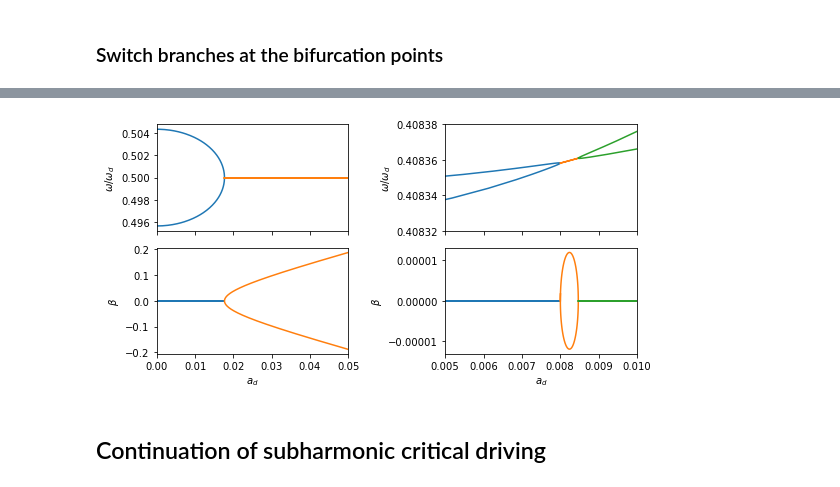
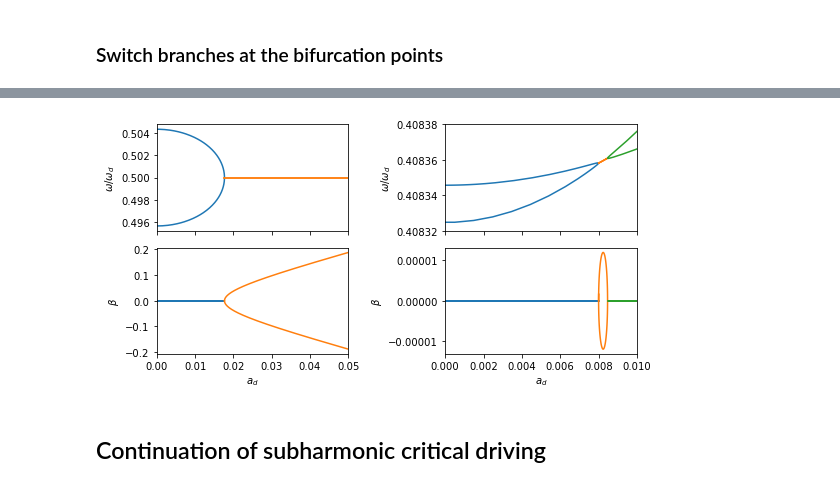
Before and after one commit to znicolaou/viscidfaraday, a Jupyter notebook: viscid_notebook.ipynb, the cells around one changed output, grey strips where cells are left out. Saved outputs shown, nothing was run; the diff lists cells and outputs as text; code cells hidden in the pictures.

```diff
--- a/viscid_notebook.ipynb
+++ b/viscid_notebook.ipynb
@@ -364,18 +244,0 @@ Plot the angle $\phi$ between the initial eigenvector and the wrapping eigenvect
-# %%
-plt.subplots(2,1,figsize=(4,4),layout='constrained')
-plt.subplot(2,1,1)
-for ind in range(5):
-    plt.plot(parss[ind],np.real(omegass[ind]))
-    plt.gca().set_xticklabels([])
-plt.ylabel(r'$\omega$')
-
-plt.subplot(2,1,2)
-for ind in range(5):
-    dot=modes[ind].dot(np.conjugate(modes[ind][0]))
-    norm1=np.linalg.norm(modes[ind][0])
-    norm2=np.linalg.norm(modes[ind],axis=1)
-    plt.plot(parss[ind],np.arccos(np.real(dot/(norm1*norm2))))
-plt.xlabel(r'$k_x$')
-plt.ylabel(r'$\phi$')
-plt.savefig('winding.pdf')
-plt.show()
@@ -487,7 +487,9 @@ argsdict['ds']=1E-3
 argsdict['dsmax']=1E-3
 argsdict['dsmin']=1E-10
 somegas3,svs3,sws3,spars3,sdirs3,sdss3=viscid.pseudocont(omega0,v0,w0,mat,argsdict,mat2=mat2,mat3=mat3,dir=dir0)
-argsdict['ds']*=-1
-argsdict[argsdict['par']]=spars3[-2]
-somegas4,svs4,sws4,spars4,sdirs4,sdss4=viscid.pseudocont(somegas3[-2],svs3[-2],sws3[-2],mat,argsdict,mat2=mat2,mat3=mat3,dir=sdirs3[-1])
+argsdict['ds']=-1E-3
+# argsdict[argsdict['par']]=spars3[-2]
+argsdict[argsdict['par']]=float(fpar(find))
+somegas4,svs4,sws4,spars4,sdirs4,sdss4=viscid.pseudocont(omega0,v0,w0,mat,argsdict,mat2=mat2,mat3=mat3,dir=dir0)
+# somegas4,svs4,sws4,spars4,sdirs4,sdss4=viscid.pseudocont(somegas3[-2],svs3[-2],sws3[-2],mat,argsdict,mat2=mat2,mat3=mat3,dir=sdirs3[-1])
 # %% [output]
@@ -844,6 +844,7 @@ plt.subplots(2,2,figsize=(8,4))
 
 plt.subplot(2,2,1)
 plt.plot(spars,np.real(somegas)/(2*np.pi*2.6))
+plt.plot(spars3,np.real(somegas3)/(2*np.pi*2.6),c=colors[1])
 plt.plot(spars4,np.real(somegas4)/(2*np.pi*2.6))
 # plt.xlabel('$a_d$')
 plt.xlim(0,0.05)
@@ -857,44 +858,43 @@ plt.plot(pars3,np.real(omegas3)/(2*np.pi*argsdict['freq']))
 plt.plot(pars5,np.real(omegas5)/(2*np.pi*argsdict['freq']))
 
 plt.ylabel(r'$\omega/\omega_d$')
-# plt.xlim(0.0325,0.034)
-plt.xlim(0.005,0.01)
+plt.xlim(0.0,0.01)
 plt.gca().set_xticks(plt.gca().get_xticks()[::1],labels=len(plt.gca().get_xticks()[::1])*[''])
 plt.ylim(plt.gca().get_ylim())
 plt.ylim(0.40832,0.40838)
 plt.gca().get_yaxis().get_major_formatter().set_useOffset(False)
 
 
 plt.subplot(2,2,3)
 plt.ylabel(r'$\beta$')
 plt.plot(spars,np.imag(somegas))
-plt.plot(spars4,np.imag(somegas4))
+plt.plot(spars3,np.imag(somegas3),c=colors[1])
+plt.plot(spars4,np.imag(somegas4),c=colors[1])
 plt.xlabel('$a_d$')
 plt.xlim(0,0.05)
 
 plt.subplot(2,2,4)
 plt.ylabel(r'$\beta$')
 plt.plot(pars,np.imag(omegas))
 plt.plot(pars3,np.imag(omegas3))
 plt.plot(pars5,np.imag(omegas5))
-# plt.xlim(0.0325,0.034)
-plt.xlim(0.005,0.01)
+plt.xlim(0.0,0.01)
 
 plt.gca().get_yaxis().get_major_formatter().set_useOffset(False)
 plt.gca().get_yaxis().get_major_formatter().set_scientific(False)
 
 plt.gca().set_xticks(plt.gca().get_xticks()[::1])
 
 
 plt.xlabel('$a_d$')
 
 
 
 plt.tight_layout()
 
-plt.savefig('continuations.pdf')
+plt.savefig('plots/continuations.pdf')
 # %% [output]
-[figure, old version]
+[figure, new version]
 # %% [markdown]
 ## Continuation of subharmonic critical driving
 # %% [markdown]
```
Also changed, not shown: parts of 57 cells of this notebook, 1 other file.
